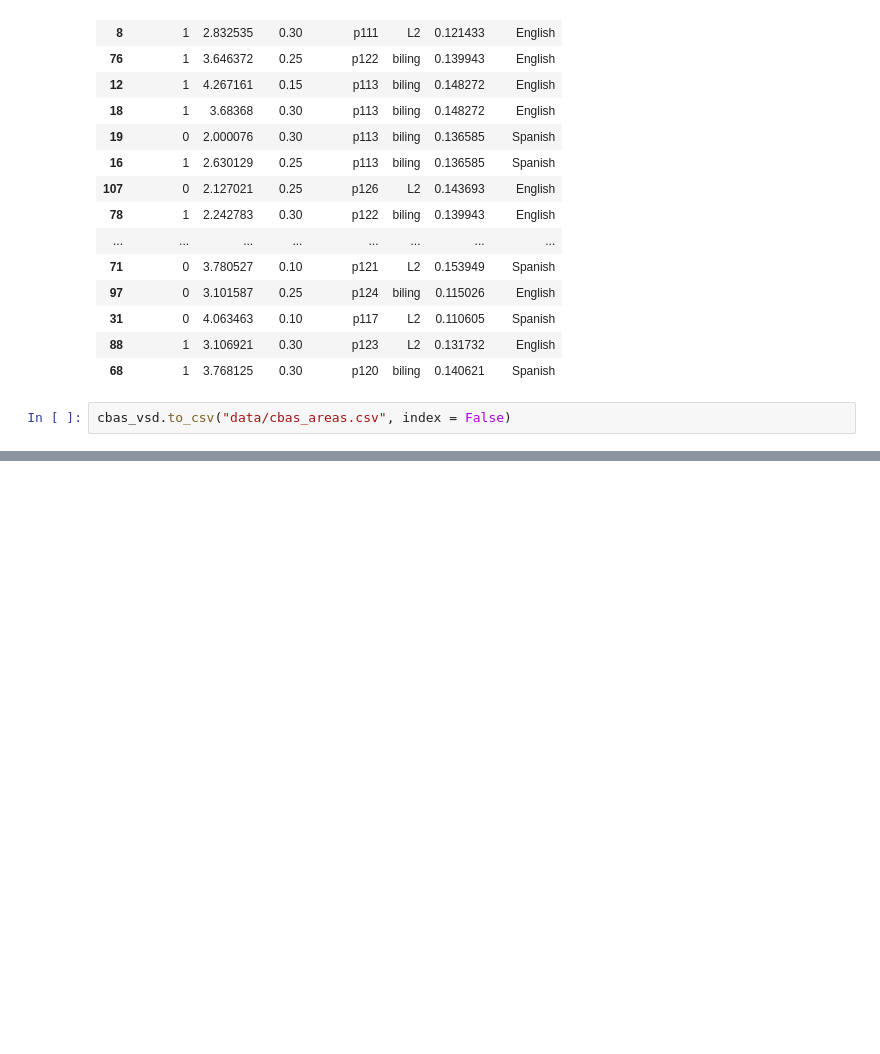
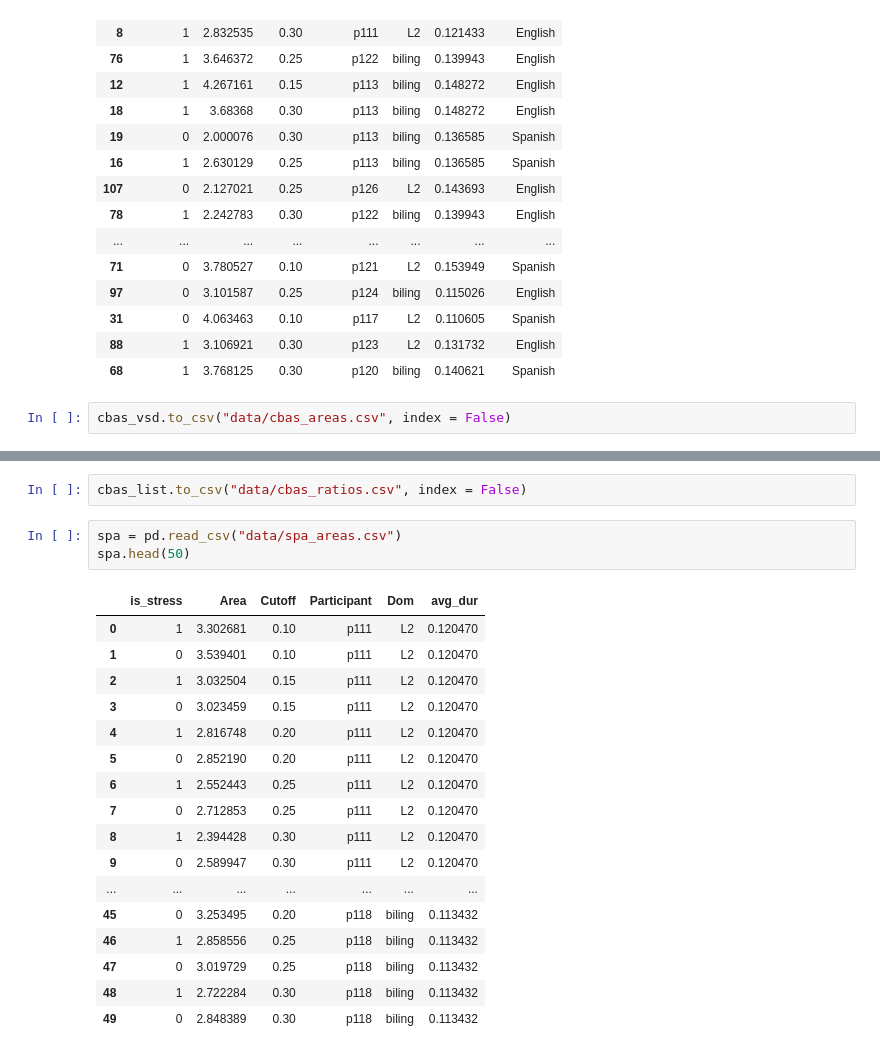
Before and after one commit to anniehelms/vsa_langdom, a Jupyter notebook: 04_vsd.ipynb, the cells around one changed output, grey strips where cells are left out. Cells and saved outputs as stored; diff of their text form; blank space fills up the shorter version.

```diff
--- a/04_vsd.ipynb
+++ b/04_vsd.ipynb
@@ -345,0 +431,23 @@ cbas_vsd.to_csv("data/cbas_areas.csv", index = False)
+# %%
+cbas_list.to_csv("data/cbas_ratios.csv", index = False)
+# %%
+spa = pd.read_csv("data/spa_areas.csv")
+spa.head(50)
+# %% [output]
+|  | is_stress | Area | Cutoff | Participant | Dom | avg_dur |
+| 0 | 1 | 3.302681 | 0.10 | p111 | L2 | 0.120470 |
+| 1 | 0 | 3.539401 | 0.10 | p111 | L2 | 0.120470 |
+| 2 | 1 | 3.032504 | 0.15 | p111 | L2 | 0.120470 |
+| 3 | 0 | 3.023459 | 0.15 | p111 | L2 | 0.120470 |
+| 4 | 1 | 2.816748 | 0.20 | p111 | L2 | 0.120470 |
+| 5 | 0 | 2.852190 | 0.20 | p111 | L2 | 0.120470 |
+| 6 | 1 | 2.552443 | 0.25 | p111 | L2 | 0.120470 |
+| 7 | 0 | 2.712853 | 0.25 | p111 | L2 | 0.120470 |
+| 8 | 1 | 2.394428 | 0.30 | p111 | L2 | 0.120470 |
+| 9 | 0 | 2.589947 | 0.30 | p111 | L2 | 0.120470 |
+| ... | ... | ... | ... | ... | ... | ... |
+| 45 | 0 | 3.253495 | 0.20 | p118 | biling | 0.113432 |
+| 46 | 1 | 2.858556 | 0.25 | p118 | biling | 0.113432 |
+| 47 | 0 | 3.019729 | 0.25 | p118 | biling | 0.113432 |
+| 48 | 1 | 2.722284 | 0.30 | p118 | biling | 0.113432 |
+| 49 | 0 | 2.848389 | 0.30 | p118 | biling | 0.113432 |
```
Also changed, not shown: parts of 13 cells of this notebook, 30 other files.
